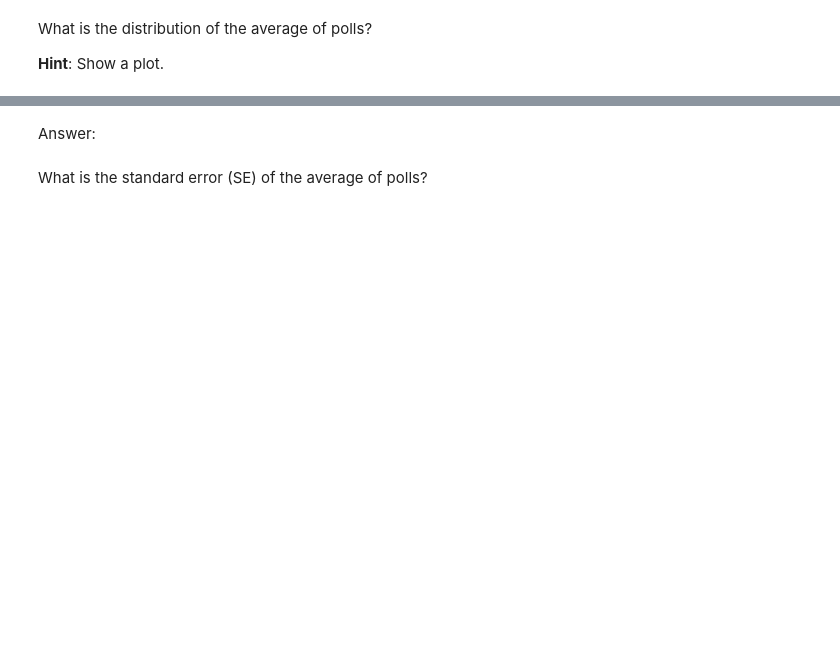
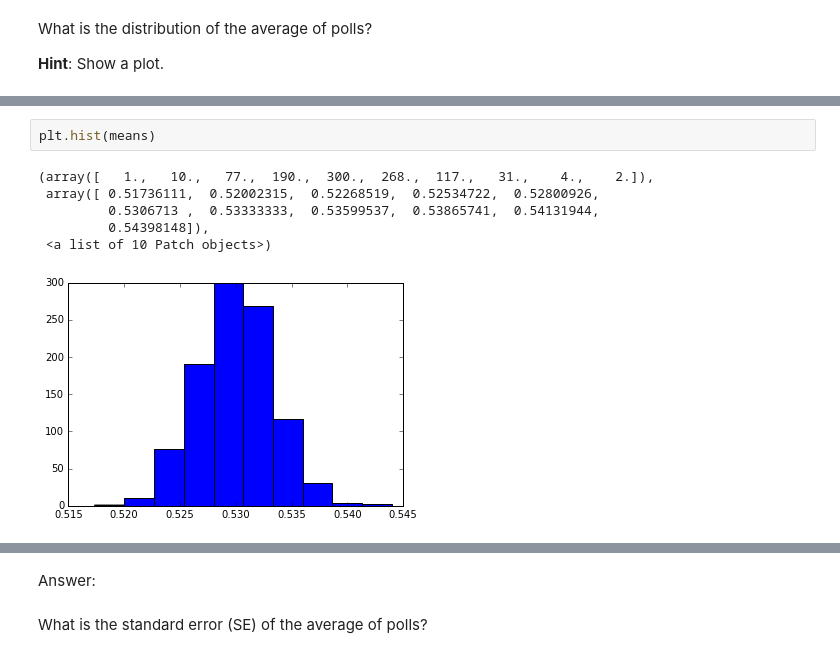
Before and after one commit to adriannr/2014, a Jupyter notebook: homework/HW2.ipynb, the cells around one changed output, grey strips where cells are left out. Drawn from its saved outputs; the diff is of its cells as text; blank space fills up the shorter version.

```diff
--- a/homework/HW2.ipynb
+++ b/homework/HW2.ipynb
@@ -491,0 +532,9 @@ What is the distribution of the average of polls?
+# %%
+plt.hist(means)
+# %% [output]
+(array([   1.,   10.,   77.,  190.,  300.,  268.,  117.,   31.,    4.,    2.]),
+ array([ 0.51736111,  0.52002315,  0.52268519,  0.52534722,  0.52800926,
+         0.5306713 ,  0.53333333,  0.53599537,  0.53865741,  0.54131944,
+         0.54398148]),
+ <a list of 10 Patch objects>)
+[figure, added]
```
Also changed, not shown: parts of 37 cells of this notebook.
